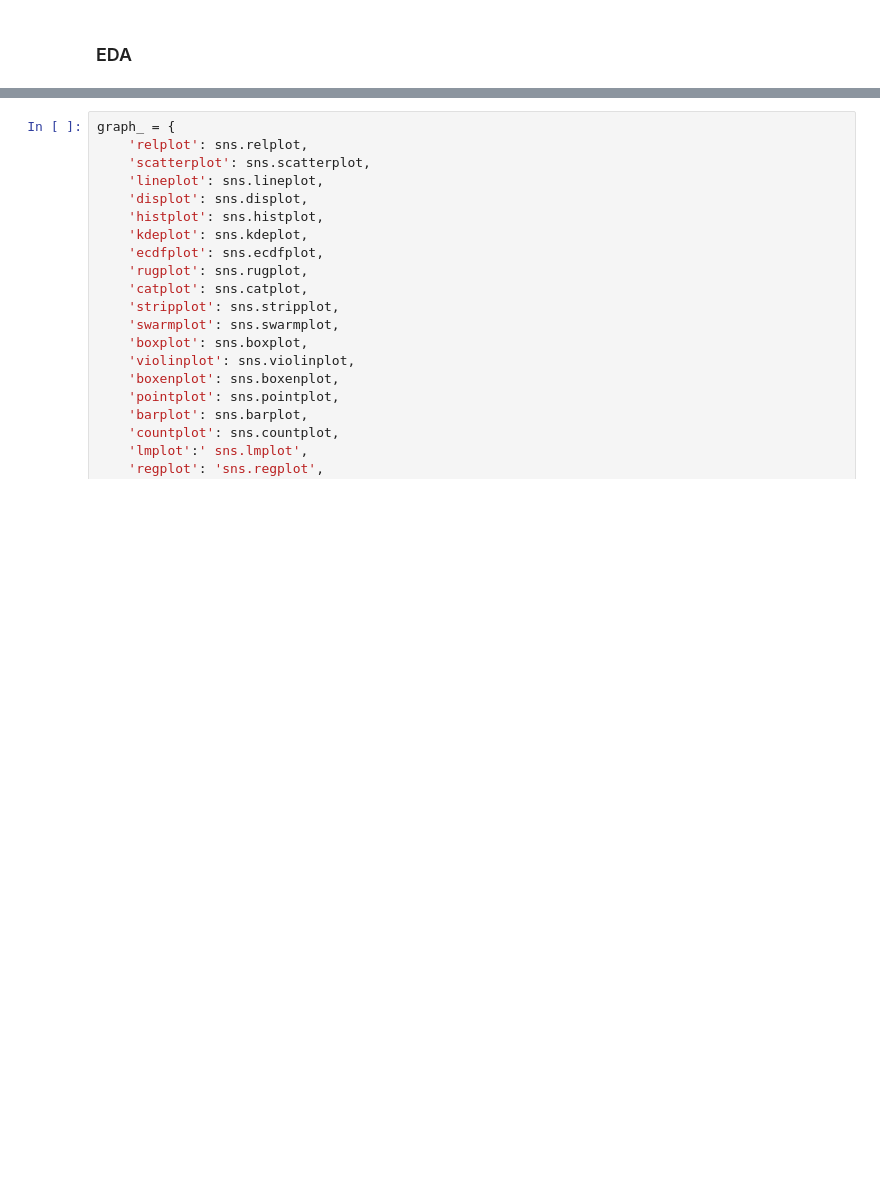
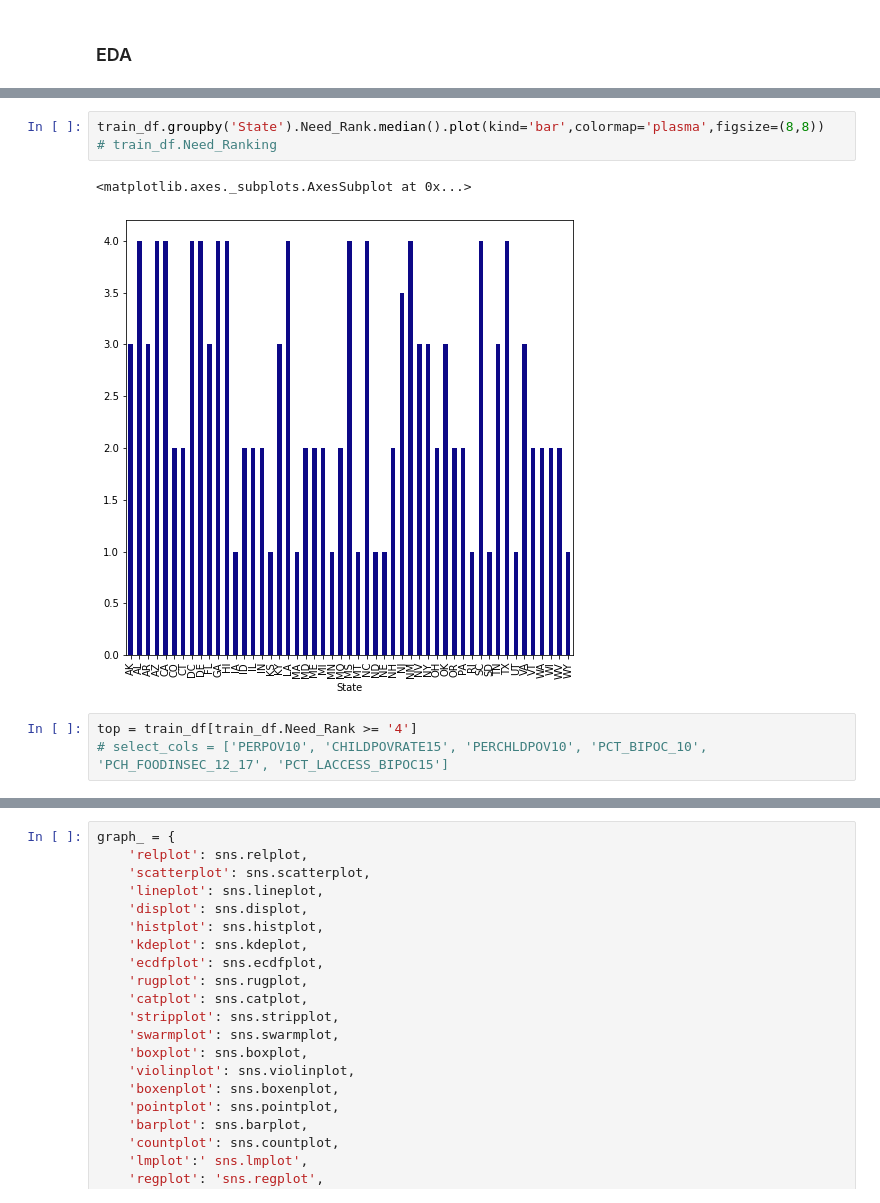
Before and after one commit to SamuelMiller413/N1-Work, a Jupyter notebook: N1_ML.ipynb, the cells around one changed output, grey strips where cells are left out. Cells and saved outputs as stored; diff of their text form; blank space fills up the shorter version.

```diff
--- a/N1_ML.ipynb
+++ b/N1_ML.ipynb
@@ -829,0 +1155,9 @@ plt.show();
+# %%
+train_df.groupby('State').Need_Rank.median().plot(kind='bar',colormap='plasma',figsize=(8,8))
+# train_df.Need_Ranking
+# %% [output]
+<matplotlib.axes._subplots.AxesSubplot at 0x...>
+[figure, added]
+# %%
+top = train_df[train_df.Need_Rank >= '4']
+# select_cols = ['PERPOV10', 'CHILDPOVRATE15', 'PERCHLDPOV10', 'PCT_BIPOC_10', 'PCH_FOODINSEC_12_17', 'PCT_LACCESS_BIPOC15']
```
Also changed, not shown: parts of 52 cells of this notebook.
